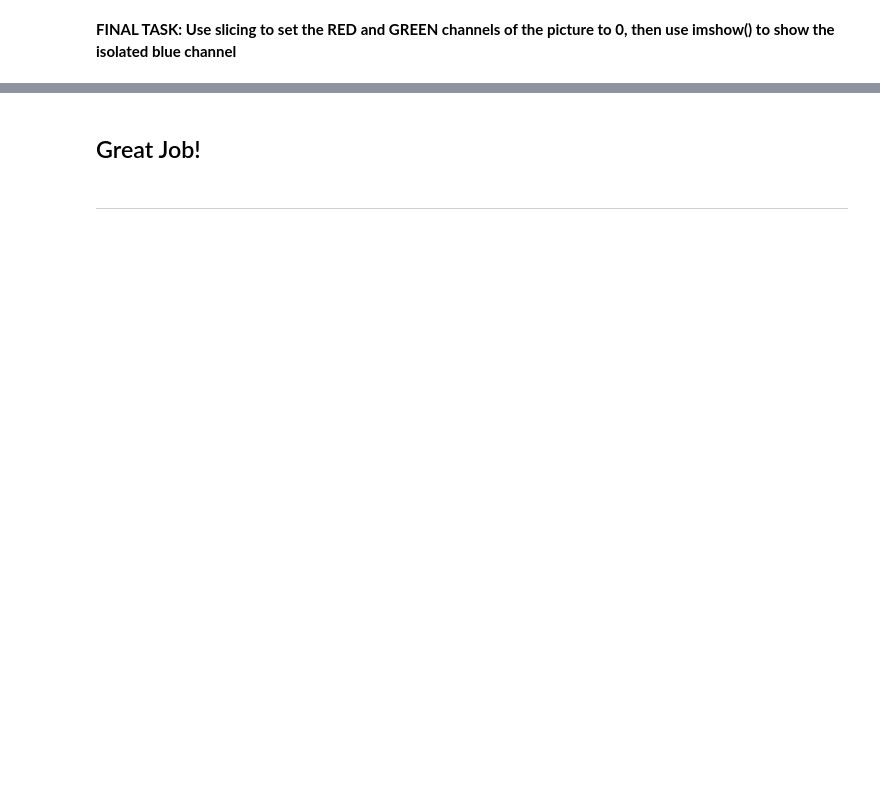
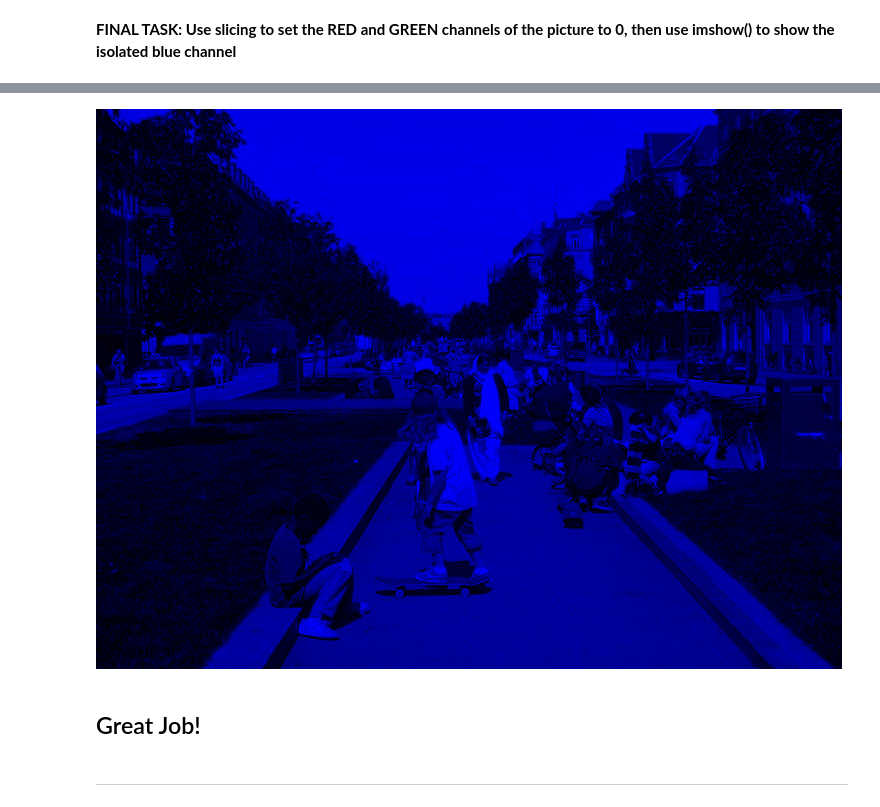
Before and after one commit to Aldo23/GSS20AI, a Jupyter notebook: DAY_02/ASSIGNMENT/ASSESMENTS/EX_01-Numpy-and-Image-Assessment.ipynb, the cells around one changed output, grey strips where cells are left out. Drawn from its saved outputs; the diff is of its cells as text; code cells hidden in the pictures; blank space fills up the shorter version.

```diff
--- a/DAY_02/ASSIGNMENT/ASSESMENTS/EX_01-Numpy-and-Image-Assessment.ipynb
+++ b/DAY_02/ASSIGNMENT/ASSESMENTS/EX_01-Numpy-and-Image-Assessment.ipynb
@@ -34,2 +45,6 @@ arr = np.random.randint(low=0,high=100,size=(5,5))
+# %%
+import cv2
+im = cv2.imread('../DATA/city.jpg')
+cv2.imshow('a', im)
 # %% [markdown]
 **TASK: Convert the image to a NumPy Array**
@@ -38,0 +51,4 @@ arr = np.random.randint(low=0,high=100,size=(5,5))
+# %%
+pic_arr = np.array(im)
+print (pic_arr.shape)
+print (pic_arr)
@@ -47,3 +77,10 @@ pic_blue = pic_arr.copy()
+# %%
+pic_blue[:,:,0]=0
+pic_blue[:,:,1]=0
+# %%
+Image.fromarray(pic_blue)
+# %% [output]
+[figure, added]
 # %% [markdown]
 ## Great Job!
 # %% [markdown]
```
Also changed, not shown: parts of 13 cells of this notebook, 1 other file.
